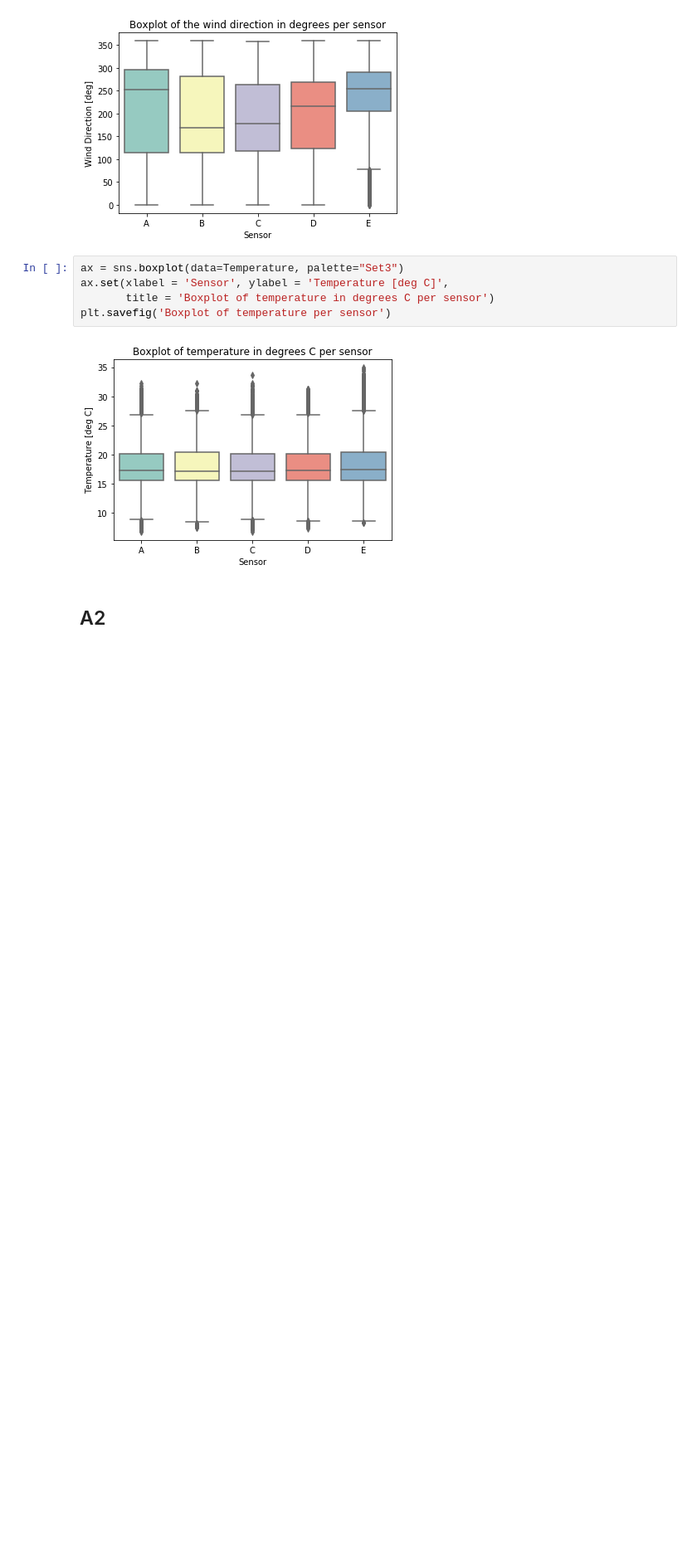
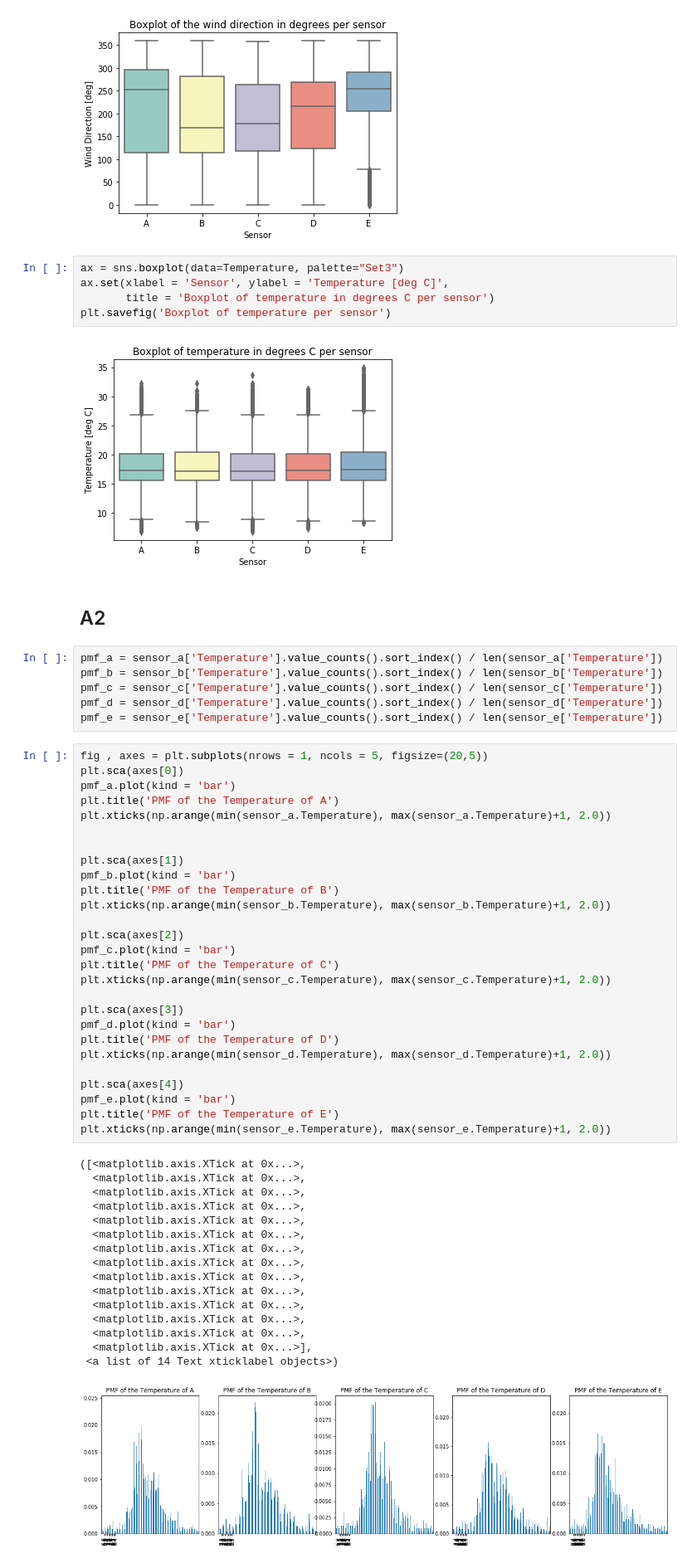
Before and after one commit to LouiseMerle/Assignment_1_GEO1001, a Jupyter notebook: Assignment_1.ipynb, the cells around one changed output. Shown at 83% size. Cells and saved outputs as stored; diff of their text form; blank space fills up the shorter version.

```diff
--- a/Assignment_1.ipynb
+++ b/Assignment_1.ipynb
@@ -290,3 +296,53 @@ plt.savefig('Boxplot of temperature per sensor')
 [figure]
 # %% [markdown]
 ## A2
+# %%
+pmf_a = sensor_a['Temperature'].value_counts().sort_index() / len(sensor_a['Temperature'])
+pmf_b = sensor_b['Temperature'].value_counts().sort_index() / len(sensor_b['Temperature'])
+pmf_c = sensor_c['Temperature'].value_counts().sort_index() / len(sensor_c['Temperature'])
+pmf_d = sensor_d['Temperature'].value_counts().sort_index() / len(sensor_d['Temperature'])
+pmf_e = sensor_e['Temperature'].value_counts().sort_index() / len(sensor_e['Temperature'])
+# %%
+fig , axes = plt.subplots(nrows = 1, ncols = 5, figsize=(20,5))
+plt.sca(axes[0])
+pmf_a.plot(kind = 'bar')
+plt.title('PMF of the Temperature of A')
+plt.xticks(np.arange(min(sensor_a.Temperature), max(sensor_a.Temperature)+1, 2.0))
+
+
+plt.sca(axes[1])
+pmf_b.plot(kind = 'bar')
+plt.title('PMF of the Temperature of B')
+plt.xticks(np.arange(min(sensor_b.Temperature), max(sensor_b.Temperature)+1, 2.0))
+
+plt.sca(axes[2])
+pmf_c.plot(kind = 'bar')
+plt.title('PMF of the Temperature of C')
+plt.xticks(np.arange(min(sensor_c.Temperature), max(sensor_c.Temperature)+1, 2.0))
+
+plt.sca(axes[3])
+pmf_d.plot(kind = 'bar')
+plt.title('PMF of the Temperature of D')
+plt.xticks(np.arange(min(sensor_d.Temperature), max(sensor_d.Temperature)+1, 2.0))
+
+plt.sca(axes[4])
+pmf_e.plot(kind = 'bar')
+plt.title('PMF of the Temperature of E')
+plt.xticks(np.arange(min(sensor_e.Temperature), max(sensor_e.Temperature)+1, 2.0))
+# %% [output]
+([<matplotlib.axis.XTick at 0x...>,
+  <matplotlib.axis.XTick at 0x...>,
+  <matplotlib.axis.XTick at 0x...>,
+  <matplotlib.axis.XTick at 0x...>,
+  <matplotlib.axis.XTick at 0x...>,
+  <matplotlib.axis.XTick at 0x...>,
+  <matplotlib.axis.XTick at 0x...>,
+  <matplotlib.axis.XTick at 0x...>,
+  <matplotlib.axis.XTick at 0x...>,
+  <matplotlib.axis.XTick at 0x...>,
+  <matplotlib.axis.XTick at 0x...>,
+  <matplotlib.axis.XTick at 0x...>,
+  <matplotlib.axis.XTick at 0x...>,
+  <matplotlib.axis.XTick at 0x...>],
+ <a list of 14 Text xticklabel objects>)
+[figure, added]
```
Also changed, not shown: parts of 10 cells of this notebook.
